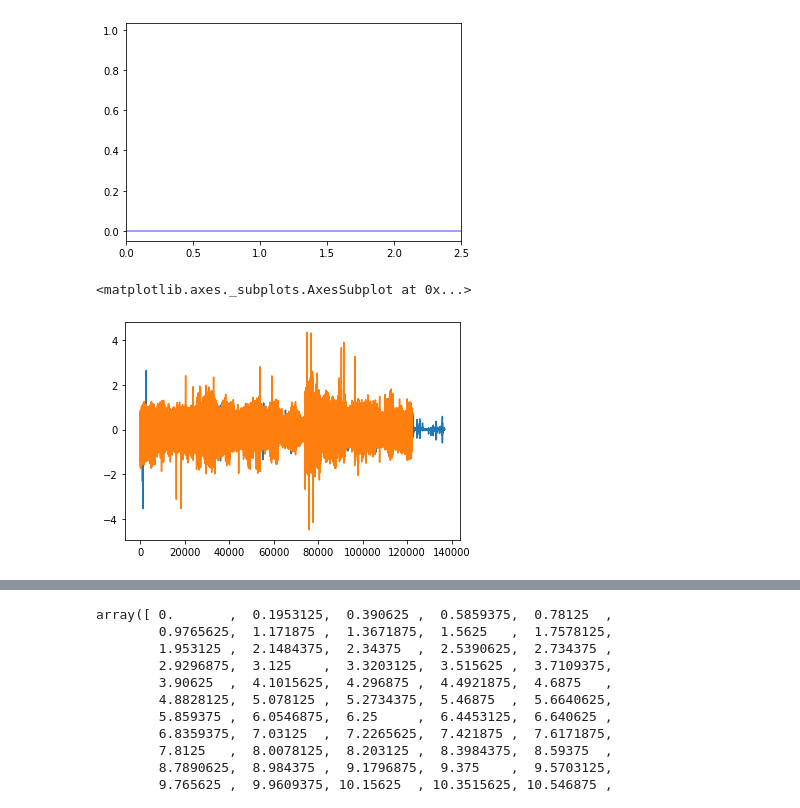
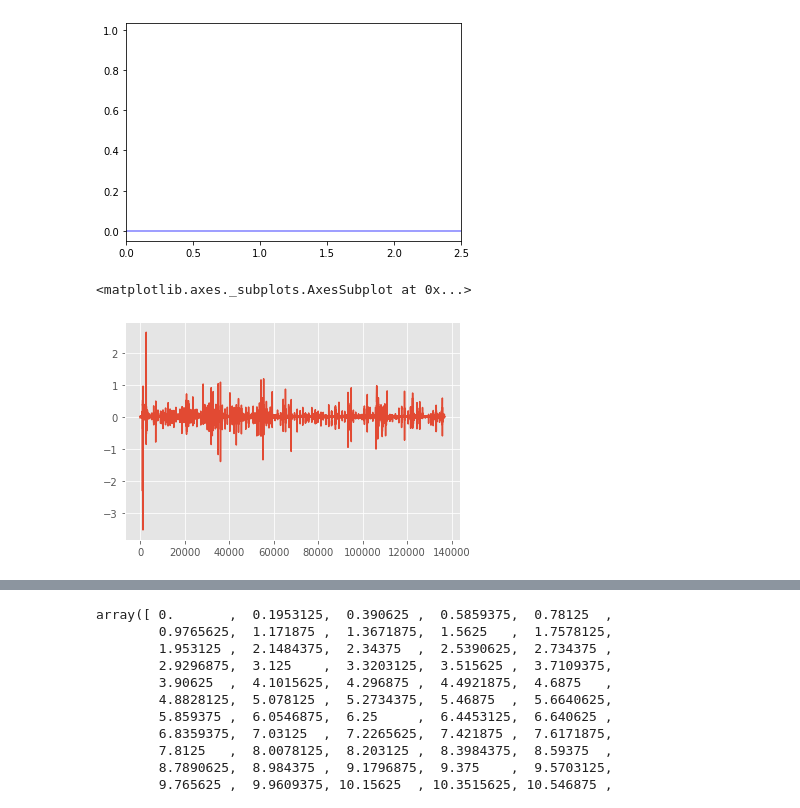
Before and after one commit to Devinml/Human-activity-recognition-using-smartphone-data, a Jupyter notebook: notebooks/EDA_RAW_DATA.ipynb, the cells around one changed output, grey strips where cells are left out. Cells and saved outputs as stored; diff of their text form; code cells hidden in the pictures.

```diff
--- a/notebooks/EDA_RAW_DATA.ipynb
+++ b/notebooks/EDA_RAW_DATA.ipynb
@@ -8,6 +8,7 @@ from sklearn.ensemble import RandomForestClassifier
 from sklearn.model_selection import train_test_split
 from sklearn.preprocessing import OneHotEncoder
 import scipy
+plt.style.use('ggplot')
 # %%
 df = pd.read_csv('/home/devin/Documents/Galvanize/repos/Human-activity-recognition-using-smartphone-data/data/merged_data_save.csv')
 # %%
@@ -176,7 +177,7 @@ plt.xlim(0,2.5)
 [figure]
 # %%
 df_lay['gyroX'].plot()
-df_walk['gyroX'].plot()
+# df_walk['gyroX'].plot()
 # %% [output]
 <matplotlib.axes._subplots.AxesSubplot at 0x...>
-[figure, old version]
+[figure, new version]
```
Also changed, not shown: parts of 15 cells of this notebook, 2 other files.
